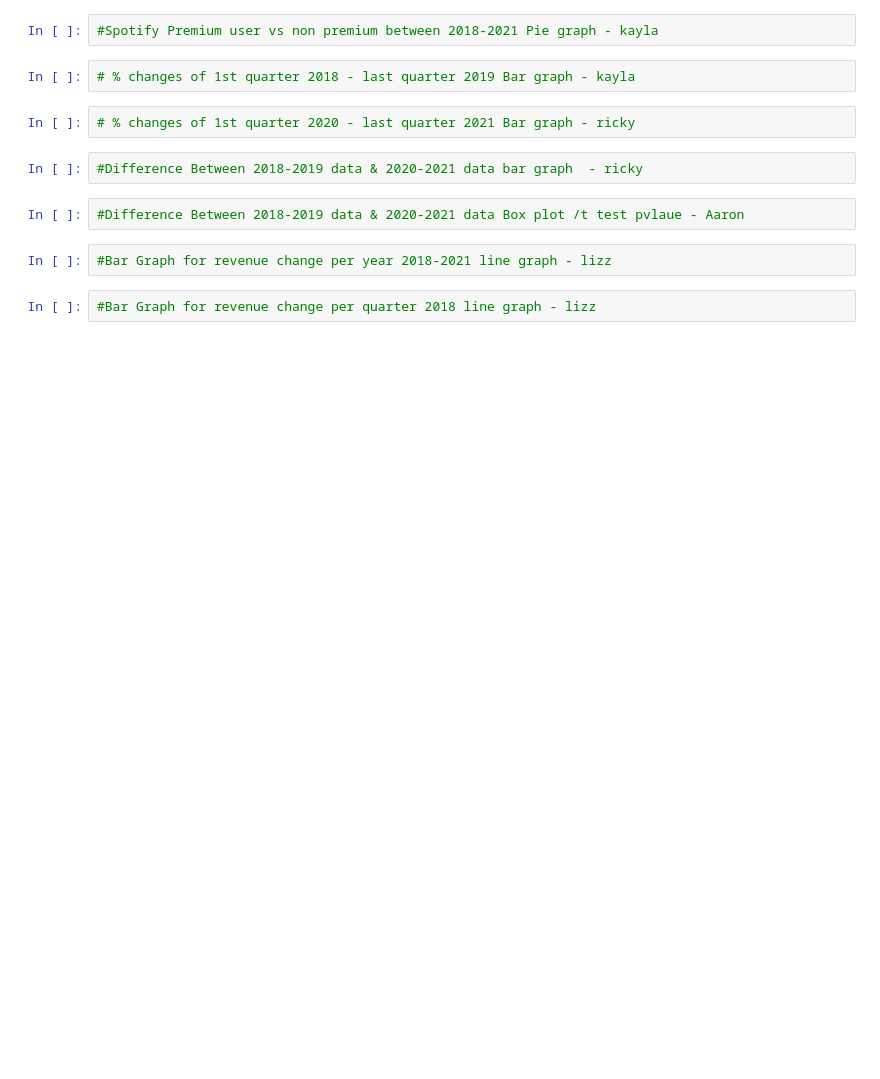
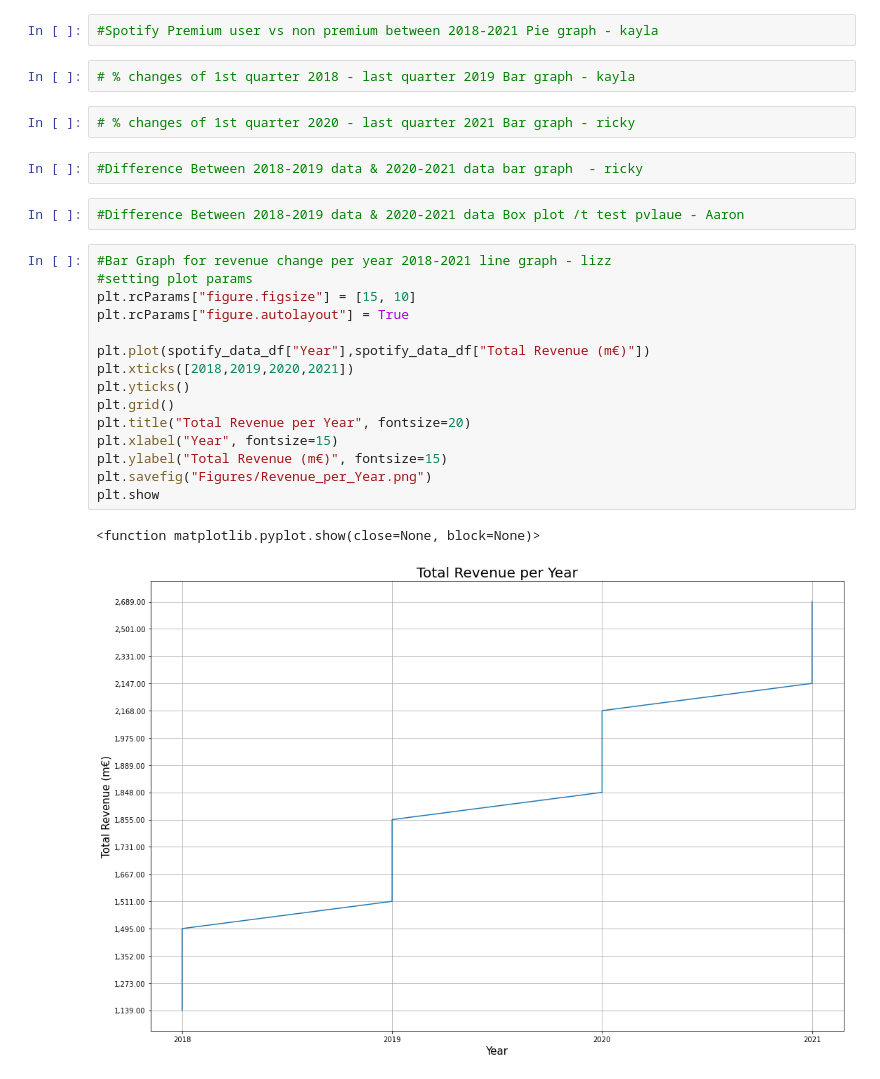
Before and after one commit to abesprgrss/Project-1, a Jupyter notebook: Spotify_Covid.ipynb, the cells around one changed output. Drawn from its saved outputs; the diff is of its cells as text; blank space fills up the shorter version.

Commit message:
updating code for line graph and created folder for figures

```diff
--- a/Spotify_Covid.ipynb
+++ b/Spotify_Covid.ipynb
@@ -32,6 +42,20 @@ spotify_data_df.head()
 #Difference Between 2018-2019 data & 2020-2021 data Box plot /t test pvlaue - Aaron
 # %%
 #Bar Graph for revenue change per year 2018-2021 line graph - lizz
+#setting plot params
+plt.rcParams["figure.figsize"] = [15, 10]
+plt.rcParams["figure.autolayout"] = True
+
+plt.plot(spotify_data_df["Year"],spotify_data_df["Total Revenue (m€)"])
+plt.xticks([2018,2019,2020,2021])
+plt.yticks()
+plt.grid()
+plt.title("Total Revenue per Year", fontsize=20)
+plt.xlabel("Year", fontsize=15)
+plt.ylabel("Total Revenue (m€)", fontsize=15)
+plt.savefig("Figures/Revenue_per_Year.png")
+plt.show
+# %% [output]
+<function matplotlib.pyplot.show(close=None, block=None)>
+[figure, added]
-# %%
-#Bar Graph for revenue change per quarter 2018 line graph - lizz
 # %%
```
Also changed, not shown: parts of 6 cells of this notebook, 2 other files.
